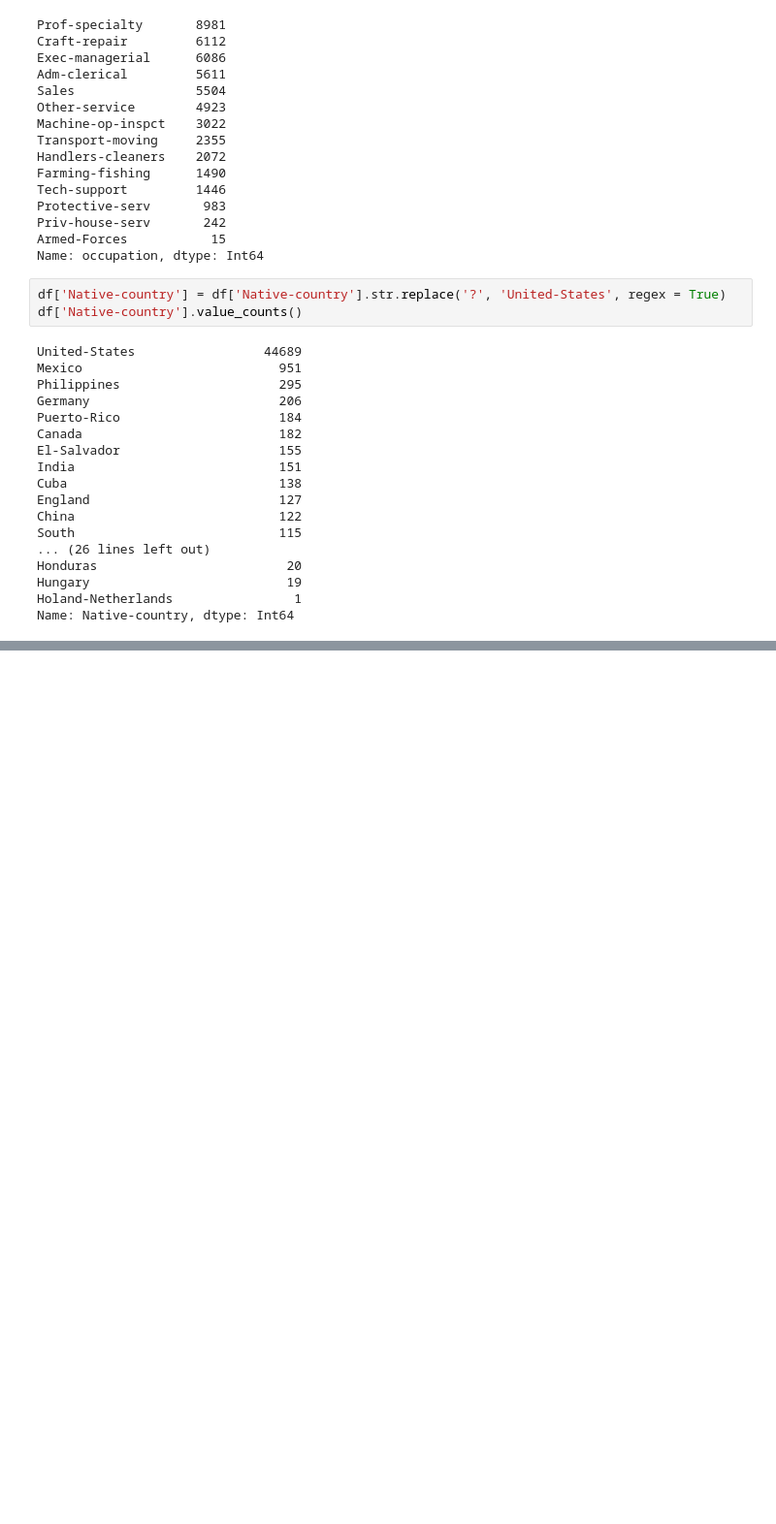
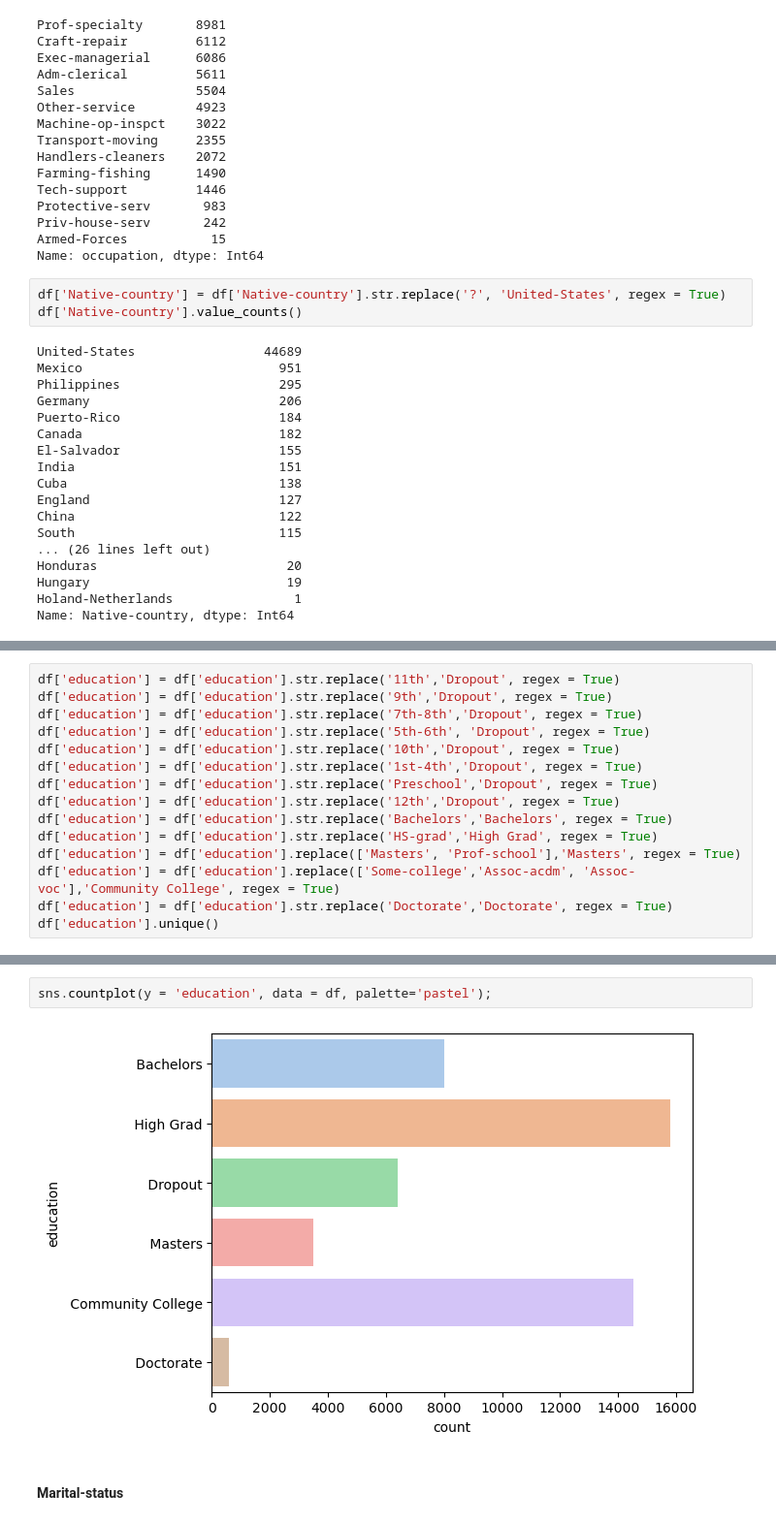
Before and after one commit to FarhanaC/Census-Income-Analysis-UCI-Adult-Dataset-, a Jupyter notebook: UCI Adult Dataset - EDA.ipynb, the cells around one changed output, grey strips where cells are left out. Shown at 97% size. Drawn from its saved outputs; the diff is of its cells as text; blank space fills up the shorter version.

```diff
--- a/UCI Adult Dataset - EDA.ipynb
+++ b/UCI Adult Dataset - EDA.ipynb
@@ -355,0 +392,15 @@ Name: Native-country, dtype: Int64
+# %%
+df['education'] = df['education'].str.replace('11th','Dropout', regex = True)
+df['education'] = df['education'].str.replace('9th','Dropout', regex = True)
+df['education'] = df['education'].str.replace('7th-8th','Dropout', regex = True)
+df['education'] = df['education'].str.replace('5th-6th', 'Dropout', regex = True)
+df['education'] = df['education'].str.replace('10th','Dropout', regex = True)
+df['education'] = df['education'].str.replace('1st-4th','Dropout', regex = True)
+df['education'] = df['education'].str.replace('Preschool','Dropout', regex = True)
+df['education'] = df['education'].str.replace('12th','Dropout', regex = True)
+df['education'] = df['education'].str.replace('Bachelors','Bachelors', regex = True)
+df['education'] = df['education'].str.replace('HS-grad','High Grad', regex = True)
+df['education'] = df['education'].replace(['Masters', 'Prof-school'],'Masters', regex = True)
+df['education'] = df['education'].replace(['Some-college','Assoc-acdm', 'Assoc-voc'],'Community College', regex = True)
+df['education'] = df['education'].str.replace('Doctorate','Doctorate', regex = True)
+df['education'].unique()
@@ -355,0 +422,6 @@ Name: Native-country, dtype: Int64
+# %%
+sns.countplot(y = 'education', data = df, palette='pastel');
+# %% [output]
+[figure, added]
+# %% [markdown]
+#### Marital-status
```
Also changed, not shown: parts of 47 cells of this notebook.
